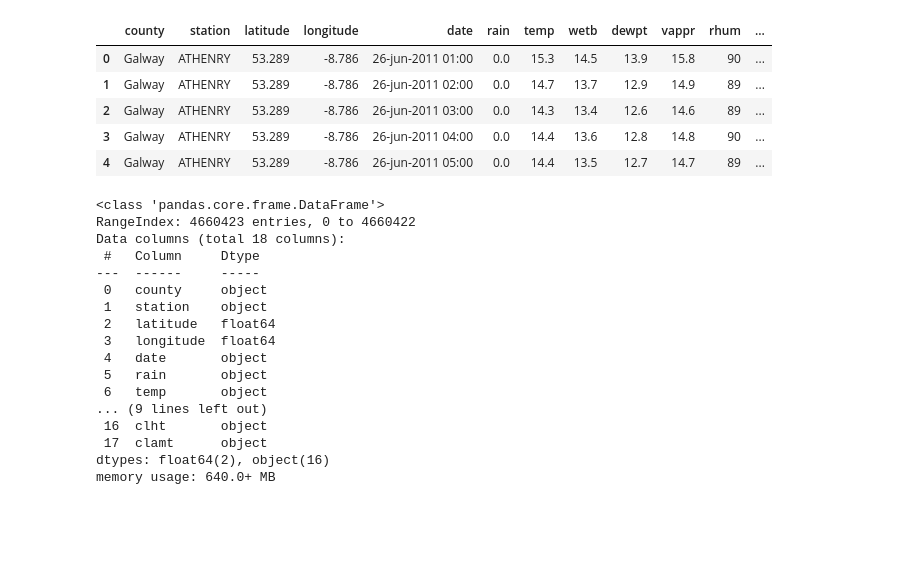
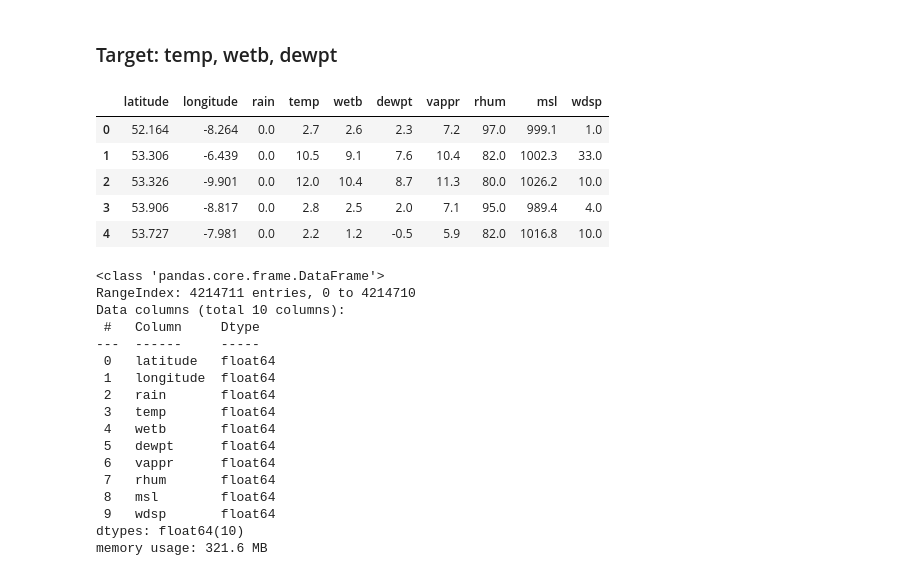
Before and after one commit to AAYamoldin/Methods-and-models-for-multivariate-data-analysis-2021-2022-ITMO_labs, a Jupyter notebook: Lab3/main_lab3.ipynb, the cells around one changed output. Saved outputs shown, nothing was run; the diff lists cells and outputs as text; code cells hidden in the pictures; blank space fills up the shorter version.

```diff
--- a/Lab3/main_lab3.ipynb
+++ b/Lab3/main_lab3.ipynb
@@ -5,30 +27,33 @@ from sklearn.impute import KNNImputer
+# %% [markdown]
+### Target: temp, wetb, dewpt
 # %%
-df = pd.read_csv('../Data/hrly_Irish_weather.csv')
+df = pd.read_csv('../Data/clear_df.csv')
+df = df.sample(frac=1).reset_index(drop=True)
 df.head()
 # %% [output]
-|  | county | station | latitude | longitude | date | rain | temp | wetb | dewpt | vappr | rhum | ... |
-| 0 | Galway | ATHENRY | 53.289 | -8.786 | 26-jun-2011 01:00 | 0.0 | 15.3 | 14.5 | 13.9 | 15.8 | 90 | ... |
-| 1 | Galway | ATHENRY | 53.289 | -8.786 | 26-jun-2011 02:00 | 0.0 | 14.7 | 13.7 | 12.9 | 14.9 | 89 | ... |
-| 2 | Galway | ATHENRY | 53.289 | -8.786 | 26-jun-2011 03:00 | 0.0 | 14.3 | 13.4 | 12.6 | 14.6 | 89 | ... |
-| 3 | Galway | ATHENRY | 53.289 | -8.786 | 26-jun-2011 04:00 | 0.0 | 14.4 | 13.6 | 12.8 | 14.8 | 90 | ... |
-| 4 | Galway | ATHENRY | 53.289 | -8.786 | 26-jun-2011 05:00 | 0.0 | 14.4 | 13.5 | 12.7 | 14.7 | 89 | ... |
+|  | latitude | longitude | rain | temp | wetb | dewpt | vappr | rhum | msl | wdsp |
+| 0 | 52.164 | -8.264 | 0.0 | 2.7 | 2.6 | 2.3 | 7.2 | 97.0 | 999.1 | 1.0 |
+| 1 | 53.306 | -6.439 | 0.0 | 10.5 | 9.1 | 7.6 | 10.4 | 82.0 | 1002.3 | 33.0 |
+| 2 | 53.326 | -9.901 | 0.0 | 12.0 | 10.4 | 8.7 | 11.3 | 80.0 | 1026.2 | 10.0 |
+| 3 | 53.906 | -8.817 | 0.0 | 2.8 | 2.5 | 2.0 | 7.1 | 95.0 | 989.4 | 4.0 |
+| 4 | 53.727 | -7.981 | 0.0 | 2.2 | 1.2 | -0.5 | 5.9 | 82.0 | 1016.8 | 10.0 |
 # %%
 df.info()
 # %% [output]
 <class 'pandas.core.frame.DataFrame'>
-RangeIndex: 4660423 entries, 0 to 4660422
-Data columns (total 18 columns):
+RangeIndex: 4214711 entries, 0 to 4214710
+Data columns (total 10 columns):
  #   Column     Dtype
 ---  ------     -----
- 0   county     object
- 1   station    object
- 2   latitude   float64
- 3   longitude  float64
- 4   date       object
- 5   rain       object
- 6   temp       object
-... (9 lines left out)
- 16  clht       object
- 17  clamt      object
-dtypes: float64(2), object(16)
-memory usage: 640.0+ MB
+ 0   latitude   float64
+ 1   longitude  float64
+ 2   rain       float64
+ 3   temp       float64
+ 4   wetb       float64
+ 5   dewpt      float64
+ 6   vappr      float64
+ 7   rhum       float64
+ 8   msl        float64
+ 9   wdsp       float64
+dtypes: float64(10)
+memory usage: 321.6 MB
```
Also changed, not shown: parts of 22 cells of this notebook, 1 other file.
